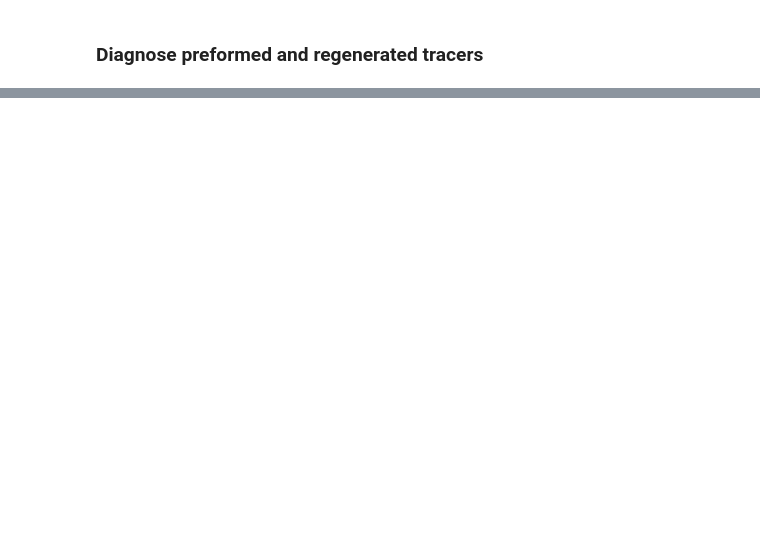
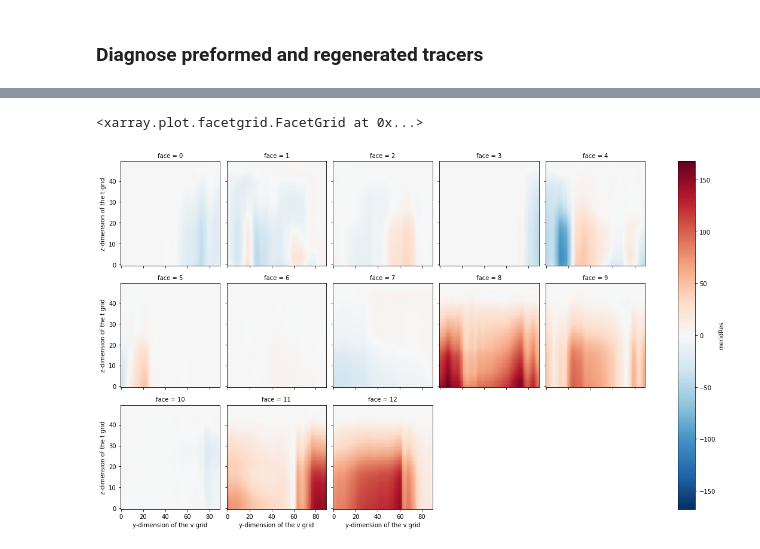
Before and after one commit to seamanticscience/Box_model, a Jupyter notebook: Pacific_Basin_Analysis.ipynb, the cells around one changed output, grey strips where cells are left out. Cells and saved outputs as stored; diff of their text form; code cells hidden in the pictures; blank space fills up the shorter version.

```diff
--- a/Pacific_Basin_Analysis.ipynb
+++ b/Pacific_Basin_Analysis.ipynb
@@ -728,0 +920,33 @@ f7.savefig('/home/jml1/inp_zonmean_pref2.pdf',facecolor=f7.get_facecolor(), edge
+# %%
+#eccov4r3['GM_UVEL']=(eccov4r3['GM_PsiX'].differentiate('ZL').interp(ZL=vvel.ZC)*-1).chunk({'T':2})
+#eccov4r3['GM_VVEL']=(eccov4r3['GM_PsiY'].differentiate('ZL').interp(ZL=vvel.ZC)*-1).chunk({'T':2})
+
+eccov4r3['GM_UVEL']=xgrd_ecco.derivative(eccov4r3['GM_PsiX'],'Z',boundary='fill',fill_value=0)*-1 #.chunk({'T':2})
+eccov4r3['GM_VVEL']=xgrd_ecco.derivative(eccov4r3['GM_PsiY'],'Z',boundary='fill',fill_value=0)*-1 #.chunk({'T':2})
+
+eccov4r3['URES']=eccov4r3['GM_UVEL']+eccov4r3['UVELMASS']
+eccov4r3['VRES']=eccov4r3['GM_VVEL']+eccov4r3['VVELMASS']
+# %%
+# Calculate overturning streamfunction
+# Meridional Eulerian SF: calculate first intergral and then second integral (partial summation) over levels
+# eccov4r3['meridEul'] =  (eccov4r3['VVELMASS']*np.cos(eccov4r3.coords['YG']*(np.pi/180))*eccov4r3.HFacS*eccov4r3.dxG*eccov4r3.drF).sum('XC').cumsum('ZC')
+# eccov4r3['meridEdd'] =  (eccov4r3['GM_VVEL' ]*np.cos(eccov4r3.coords['YG']*(np.pi/180))*eccov4r3.HFacS*eccov4r3.dxG*eccov4r3.drF).sum('XC').cumsum('ZC')
+# eccov4r3['meridRes'] =  (eccov4r3['VRES'    ]*np.cos(eccov4r3.coords['YG']*(np.pi/180))*eccov4r3.HFacS*eccov4r3.dxG*eccov4r3.drF).sum('XC').cumsum('ZC')
+#mres = meul+medd
+eccov4r3['meridEul'] =  (xgrd_ecco.integrate(eccov4r3['VVELMASS'], 'X')*np.cos(eccov4r3.coords['YG']*(np.pi/180))*eccov4r3.drF).sum(dim='k') - (xgrd_ecco.integrate(eccov4r3['VVELMASS'], 'X')*np.cos(eccov4r3.coords['YG']*(np.pi/180))*eccov4r3.drF).cumsum(dim='k')
+eccov4r3['meridEdd'] =  (xgrd_ecco.integrate(eccov4r3['GM_VVEL' ], 'X')*np.cos(eccov4r3.coords['YG']*(np.pi/180))*eccov4r3.drF).sum(dim='k') - (xgrd_ecco.integrate(eccov4r3['GM_VVEL' ], 'X')*np.cos(eccov4r3.coords['YG']*(np.pi/180))*eccov4r3.drF).cumsum(dim='k')
+eccov4r3['meridRes'] =  (xgrd_ecco.integrate(eccov4r3['VRES'    ], 'X')*np.cos(eccov4r3.coords['YG']*(np.pi/180))*eccov4r3.drF).sum(dim='k') - (xgrd_ecco.integrate(eccov4r3['VRES'    ], 'X')*np.cos(eccov4r3.coords['YG']*(np.pi/180))*eccov4r3.drF).cumsum(dim='k')
+# %%
+# Zonal Eulerian SF: calculate first intergral and then second integral (partial summation) over levels
+# eccov4r3['zonalEul'] = -(eccov4r3['UVELMASS']*eccov4r3.HFacW*eccov4r3.dyG*eccov4r3.drF).sum('YC').cumsum('ZC')
+# eccov4r3['zonalEdd'] = -(eccov4r3['GM_UVEL' ]*eccov4r3.HFacW*eccov4r3.dyG*eccov4r3.drF).sum('YC').cumsum('ZC')
+# eccov4r3['zonalRes'] = -(eccov4r3['URES'    ]*eccov4r3.HFacW*eccov4r3.dyG*eccov4r3.drF).sum('YC').cumsum('ZC')
+#zres = zeul+zedd
+eccov4r3['zonalEul'] = -xgrd_ecco.cumsum(xgrd_ecco.integrate(eccov4r3['UVELMASS'], 'Y')*eccov4r3.drF, 'Z', boundary='fill', fill_value=0)
+eccov4r3['zonalEdd'] = -xgrd_ecco.cumsum(xgrd_ecco.integrate(eccov4r3['GM_UVEL' ], 'Y')*eccov4r3.drF, 'Z', boundary='fill', fill_value=0)
+eccov4r3['zonalRes'] = -xgrd_ecco.cumsum(xgrd_ecco.integrate(eccov4r3['URES'    ], 'Y')*eccov4r3.drF, 'Z', boundary='fill', fill_value=0)
+# %%
+(eccov4r3['meridRes'].T*1e-6).isel(time=slice(-12,-1)).mean('time').plot(col='face',col_wrap=5)
+# %% [output]
+<xarray.plot.facetgrid.FacetGrid at 0x...>
+[figure, added]
```
Also changed, not shown: parts of 22 cells of this notebook, 13 other files.
